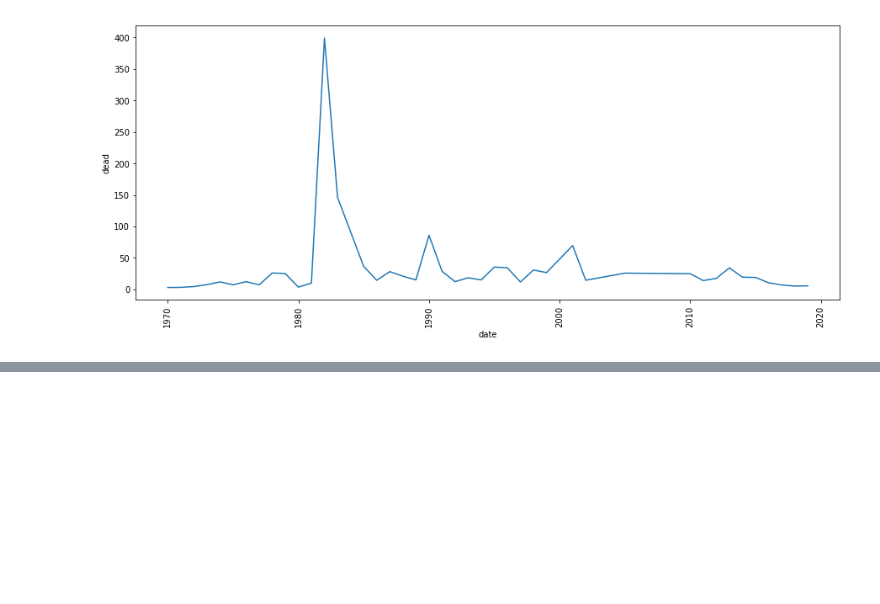
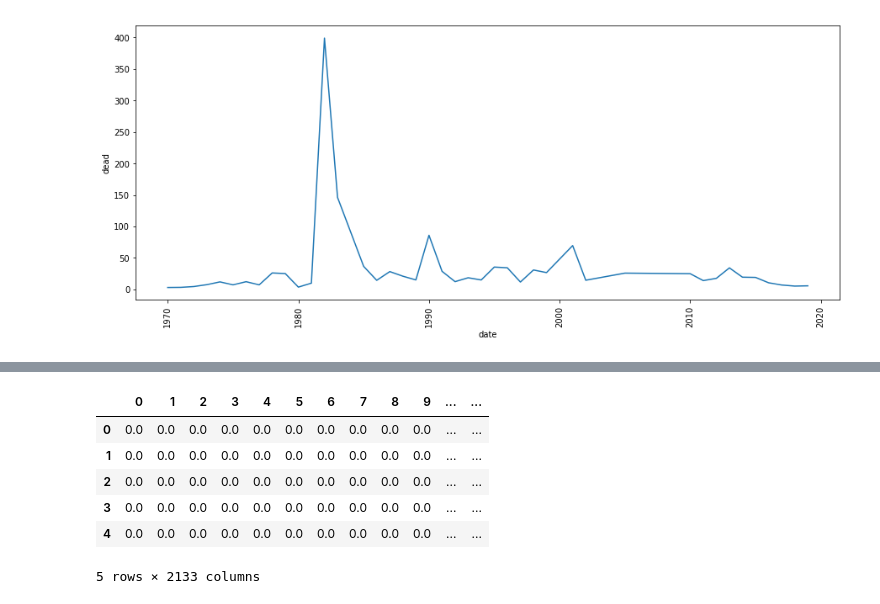
Before and after one commit to SupChanda/Predicting-perpetrators-of-global-terrorism, a Jupyter notebook: joseph.ipynb, the cells around one changed output, grey strips where cells are left out. Saved outputs shown, nothing was run; the diff lists cells and outputs as text; code cells hidden in the pictures; blank space fills up the shorter version.

```diff
--- a/joseph.ipynb
+++ b/joseph.ipynb
@@ -167,0 +180,15 @@ plt.show()
+# %%
+terror_features=pd.read_csv('./RefinedTerrorData.csv')
+# display(terror_features.Perpetrators.values.tolist())
+terror_features_nona = X.replace([np.inf, -np.inf], np.nan)
+terror_features_nona = terror_features.dropna()
+display(terror_features_nona.head())
+X = terror_features_nona.loc[:, terror_features_nona.columns != "Perpetrators"]
+# %% [output]
+|  | 0 | 1 | 2 | 3 | 4 | 5 | 6 | 7 | 8 | 9 | ... | ... |
+| 0 | 0.0 | 0.0 | 0.0 | 0.0 | 0.0 | 0.0 | 0.0 | 0.0 | 0.0 | 0.0 | ... | ... |
+| 1 | 0.0 | 0.0 | 0.0 | 0.0 | 0.0 | 0.0 | 0.0 | 0.0 | 0.0 | 0.0 | ... | ... |
+| 2 | 0.0 | 0.0 | 0.0 | 0.0 | 0.0 | 0.0 | 0.0 | 0.0 | 0.0 | 0.0 | ... | ... |
+| 3 | 0.0 | 0.0 | 0.0 | 0.0 | 0.0 | 0.0 | 0.0 | 0.0 | 0.0 | 0.0 | ... | ... |
+| 4 | 0.0 | 0.0 | 0.0 | 0.0 | 0.0 | 0.0 | 0.0 | 0.0 | 0.0 | 0.0 | ... | ... |
+5 rows × 2133 columns
```
Also changed, not shown: parts of 4 cells of this notebook.
